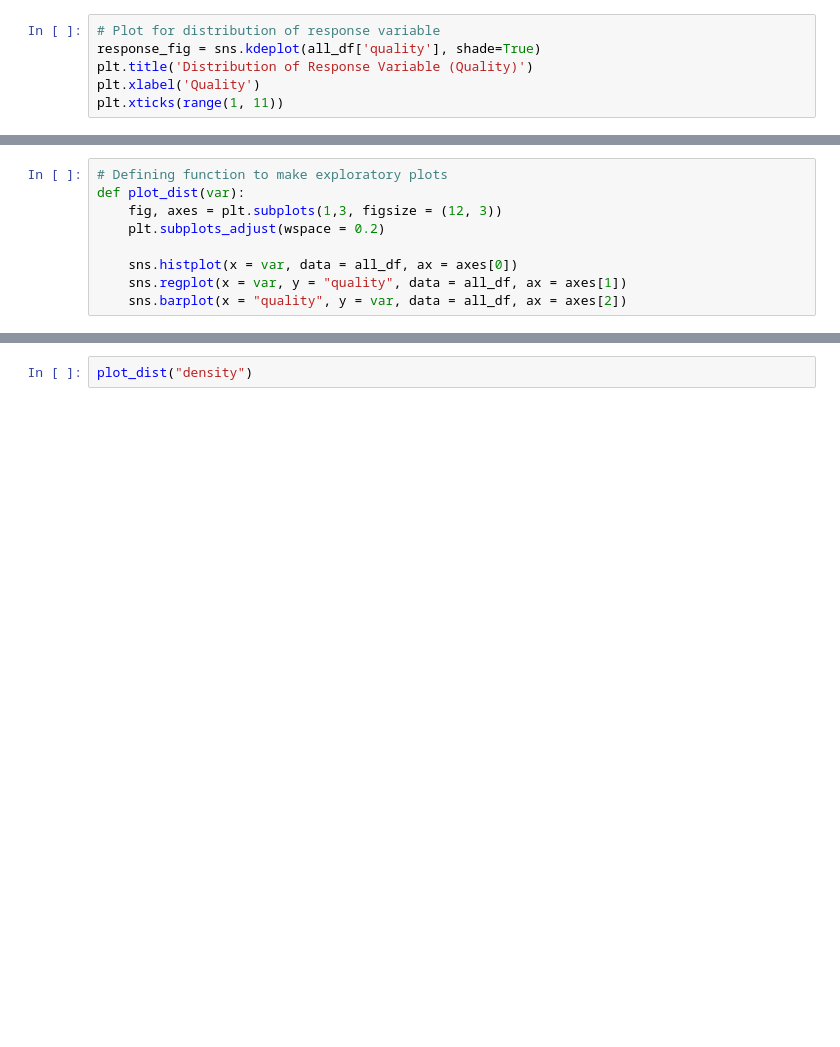
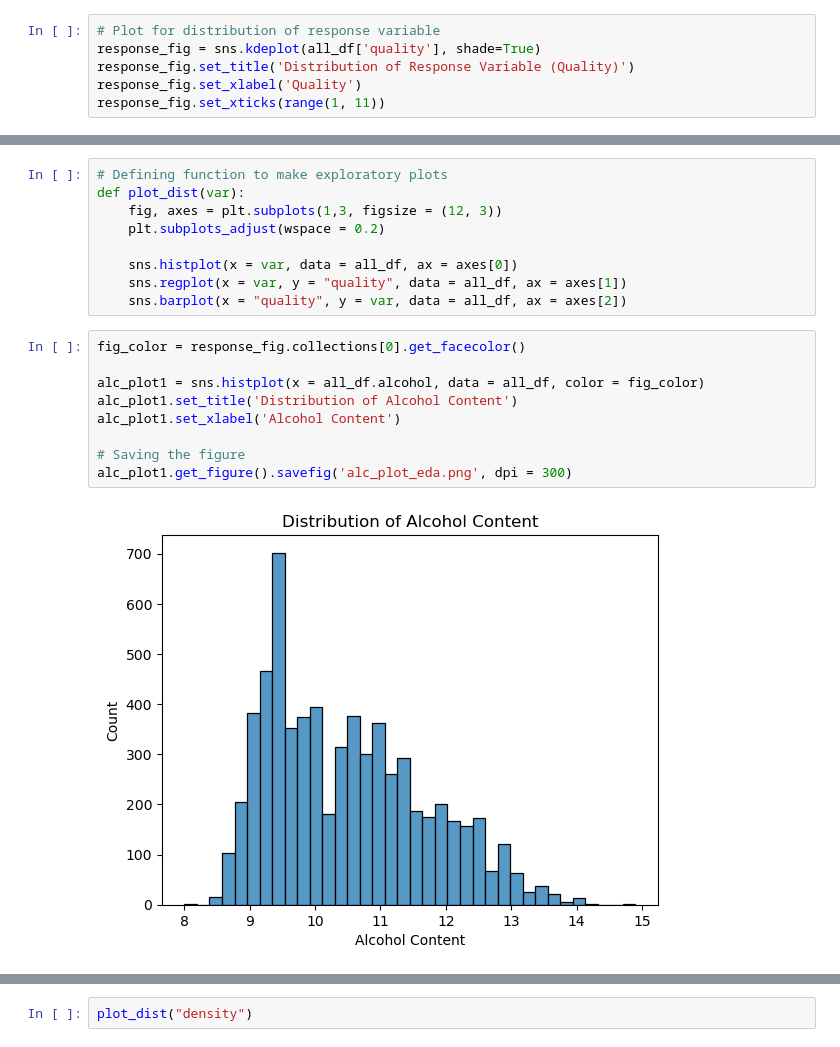
Before and after one commit to notlilawells/Saturn-303-3, a Jupyter notebook: EDA.ipynb, the cells around one changed output, grey strips where cells are left out. Saved outputs shown, nothing was run; the diff lists cells and outputs as text; blank space fills up the shorter version.

Commit message:
adding var plots for presentation

```diff
--- a/EDA.ipynb
+++ b/EDA.ipynb
@@ -36,9 +36,9 @@ import seaborn as sns
 # %%
 # Plot for distribution of response variable
 response_fig = sns.kdeplot(all_df['quality'], shade=True)
-plt.title('Distribution of Response Variable (Quality)')
-plt.xlabel('Quality')
-plt.xticks(range(1, 11))
+response_fig.set_title('Distribution of Response Variable (Quality)')
+response_fig.set_xlabel('Quality')
+response_fig.set_xticks(range(1, 11))
 # %% [output]
 `shade` is now deprecated in favor of `fill`; setting `fill=True`.
 This will become an error in seaborn v0.14.0; please update your code.
@@ -105,3 +93,14 @@ def plot_dist(var):
     sns.histplot(x = var, data = all_df, ax = axes[0])
     sns.regplot(x = var, y = "quality", data = all_df, ax = axes[1])
     sns.barplot(x = "quality", y = var, data = all_df, ax = axes[2])
+# %%
+fig_color = response_fig.collections[0].get_facecolor()
+
+alc_plot1 = sns.histplot(x = all_df.alcohol, data = all_df, color = fig_color)
+alc_plot1.set_title('Distribution of Alcohol Content')
+alc_plot1.set_xlabel('Alcohol Content')
+
+# Saving the figure
+alc_plot1.get_figure().savefig('alc_plot_eda.png', dpi = 300)
+# %% [output]
+[figure, added]
```
Also changed, not shown: parts of 5 cells of this notebook, 2 other files.
